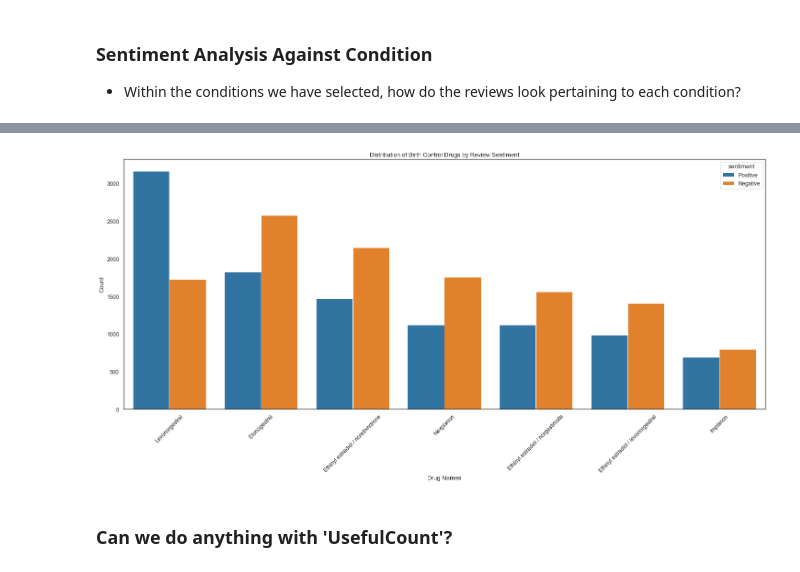
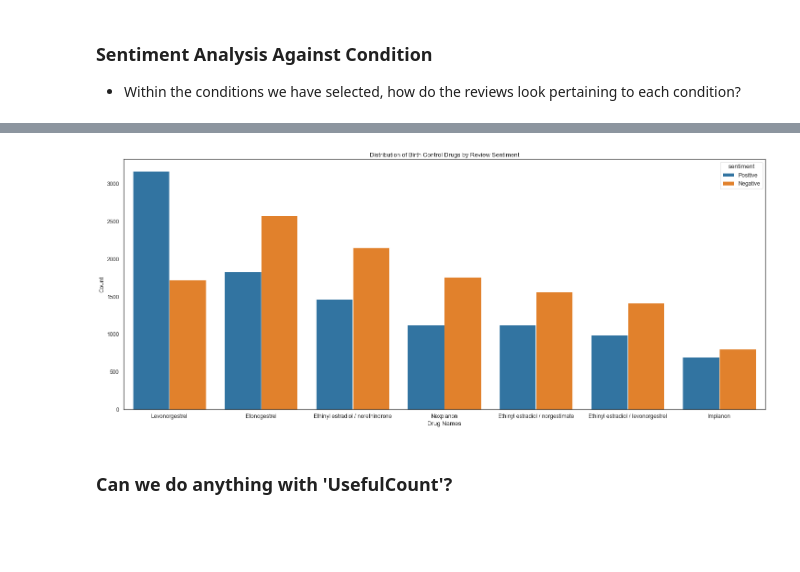
Before and after one commit to albertcchen/NLP-Sentiment-Analysis-for-Birth-Control-Medications, a Jupyter notebook: final_notebook.ipynb, the cells around one changed output, grey strips where cells are left out. Drawn from its saved outputs; the diff is of its cells as text; code cells hidden in the pictures; blank space fills up the shorter version.

```diff
--- a/final_notebook.ipynb
+++ b/final_notebook.ipynb
@@ -379,20 +379,22 @@ plt.title('Distribution of Conditions by Review Sentiment');
 # %%
 # Let's try plotting sentiment against groups
 
 fig = plt.figure(figsize = (25, 10))
 
 
 sns.countplot(x='drugName', hue='sentiment', palette='tab10', data=bc_data, order = bc_data['drugName'].value_counts().index)
 
-plt.xticks(rotation=45)
+# plt.xticks(rotation=45)
 
 sns.set(style='white', font_scale=1.1)
 
 plt.xlabel('Drug Names')
 plt.ylabel('Count')
 plt.title('Distribution of Birth Control Drugs by Review Sentiment');
+
+fig.savefig('images/distribution_bc_review_sentiment.png', dpi=300)
 # %% [output]
-[figure, old version]
+[figure, new version]
 # %% [markdown]
 ### Can we do anything with 'UsefulCount'?
 # %%
```
Also changed, not shown: parts of 21 cells of this notebook.
